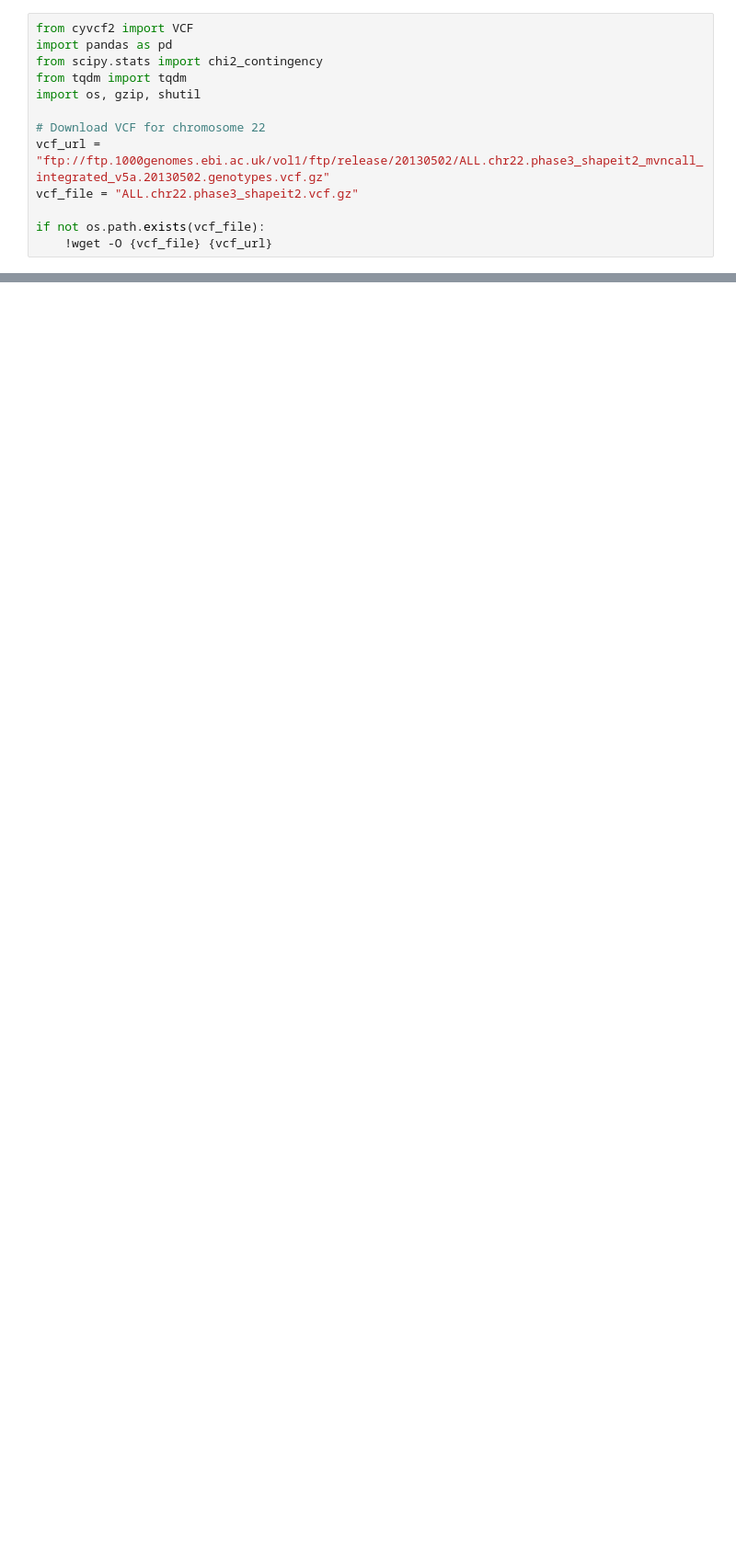
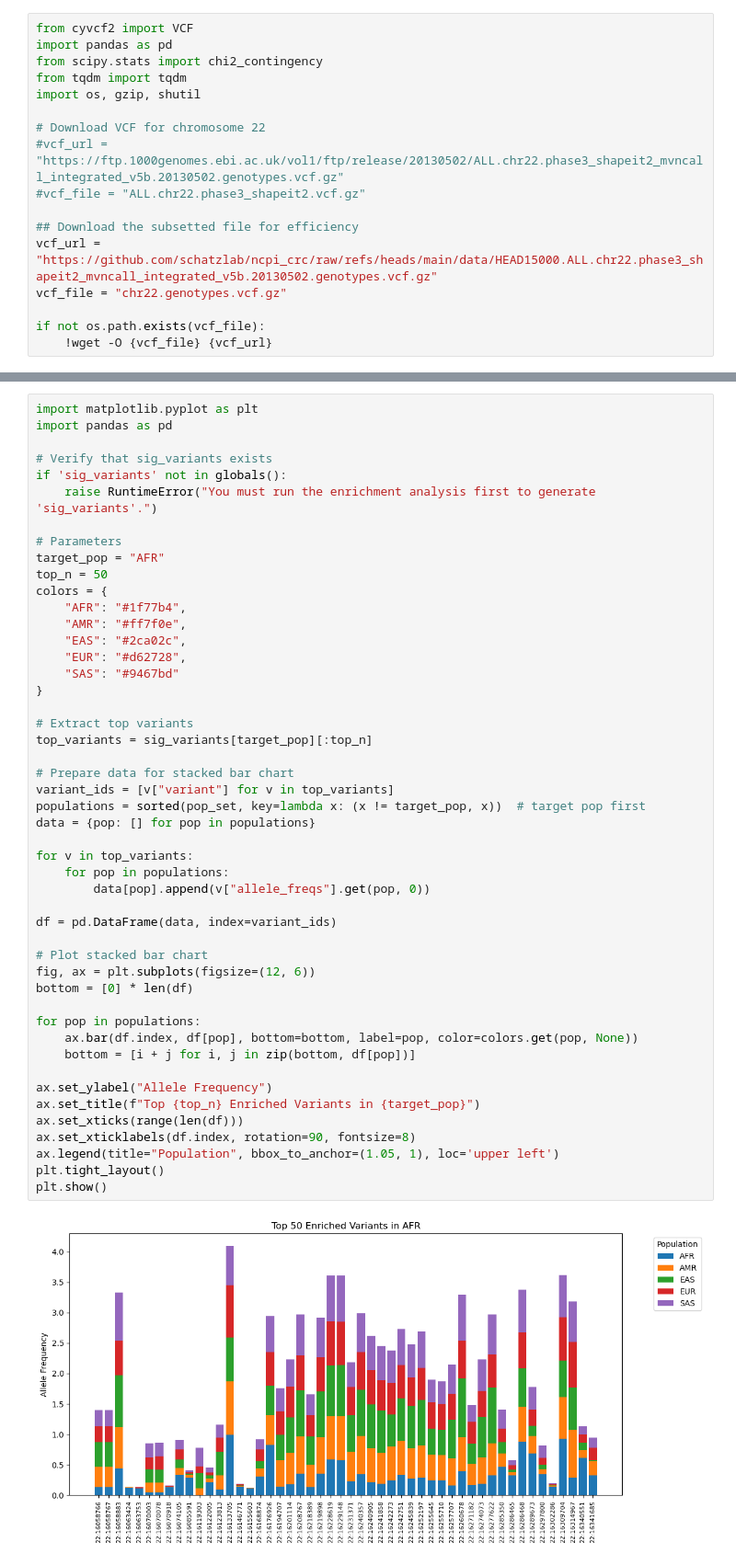
Before and after one commit to schatzlab/ncpi_crc, a Jupyter notebook: scripts/variant_enrichment.ipynb, the cells around one changed output, grey strips where cells are left out. Shown: that part at 92% size. Cells and saved outputs as stored; diff of their text form; blank space fills up the shorter version.

Commit message:
identify population specific variants

```diff
--- a/scripts/variant_enrichment.ipynb
+++ b/scripts/variant_enrichment.ipynb
@@ -16,8 +16,12 @@ from tqdm import tqdm
 import os, gzip, shutil
 
 # Download VCF for chromosome 22
-vcf_url = "ftp://ftp.1000genomes.ebi.ac.uk/vol1/ftp/release/20130502/ALL.chr22.phase3_shapeit2_mvncall_integrated_v5a.20130502.genotypes.vcf.gz"
-vcf_file = "ALL.chr22.phase3_shapeit2.vcf.gz"
+#vcf_url = "https://ftp.1000genomes.ebi.ac.uk/vol1/ftp/release/20130502/ALL.chr22.phase3_shapeit2_mvncall_integrated_v5b.20130502.genotypes.vcf.gz"
+#vcf_file = "ALL.chr22.phase3_shapeit2.vcf.gz"
+
+## Download the subsetted file for efficiency
+vcf_url = "https://github.com/schatzlab/ncpi_crc/raw/refs/heads/main/data/HEAD15000.ALL.chr22.phase3_shapeit2_mvncall_integrated_v5b.20130502.genotypes.vcf.gz"
+vcf_file = "chr22.genotypes.vcf.gz"
 
 if not os.path.exists(vcf_file):
     !wget -O {vcf_file} {vcf_url}
@@ -84,0 +257,50 @@ summary_df
+# %%
+import matplotlib.pyplot as plt
+import pandas as pd
+
+# Verify that sig_variants exists
+if 'sig_variants' not in globals():
+    raise RuntimeError("You must run the enrichment analysis first to generate 'sig_variants'.")
+
+# Parameters
+target_pop = "AFR"
+top_n = 50
+colors = {
+    "AFR": "#1f77b4",
+    "AMR": "#ff7f0e",
+    "EAS": "#2ca02c",
+    "EUR": "#d62728",
+    "SAS": "#9467bd"
+}
+
+# Extract top variants
+top_variants = sig_variants[target_pop][:top_n]
+
+# Prepare data for stacked bar chart
+variant_ids = [v["variant"] for v in top_variants]
+populations = sorted(pop_set, key=lambda x: (x != target_pop, x))  # target pop first
+data = {pop: [] for pop in populations}
+
+for v in top_variants:
+    for pop in populations:
+        data[pop].append(v["allele_freqs"].get(pop, 0))
+
+df = pd.DataFrame(data, index=variant_ids)
+
+# Plot stacked bar chart
+fig, ax = plt.subplots(figsize=(12, 6))
+bottom = [0] * len(df)
+
+for pop in populations:
+    ax.bar(df.index, df[pop], bottom=bottom, label=pop, color=colors.get(pop, None))
+    bottom = [i + j for i, j in zip(bottom, df[pop])]
+
+ax.set_ylabel("Allele Frequency")
+ax.set_title(f"Top {top_n} Enriched Variants in {target_pop}")
+ax.set_xticks(range(len(df)))
+ax.set_xticklabels(df.index, rotation=90, fontsize=8)
+ax.legend(title="Population", bbox_to_anchor=(1.05, 1), loc='upper left')
+plt.tight_layout()
+plt.show()
+# %% [output]
+[figure, added]
```
Also changed, not shown: parts of 10 cells of this notebook, 5 other files.
